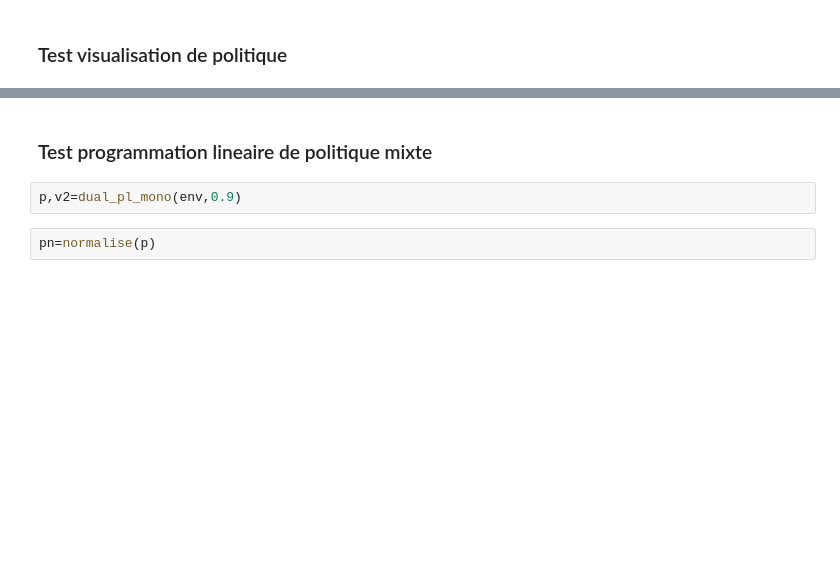
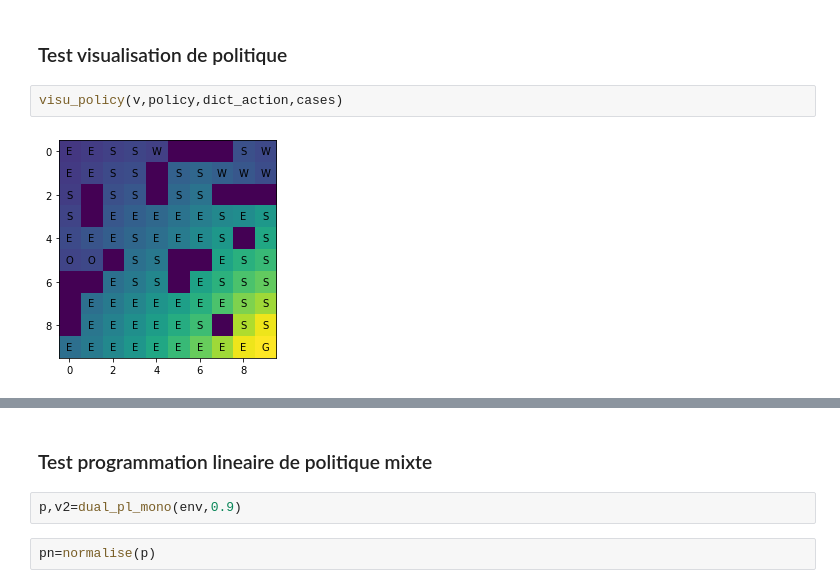
Before and after one commit to yuhanWG/MADI, a Jupyter notebook: version3/test_fonctions.ipynb, the cells around one changed output, grey strips where cells are left out. Drawn from its saved outputs; the diff is of its cells as text; blank space fills up the shorter version.

```diff
--- a/version3/test_fonctions.ipynb
+++ b/version3/test_fonctions.ipynb
@@ -88,5 +89,9 @@ array([[  84.82001728,   97.35968261,  112.62186956,  126.00689848,
 # %% [markdown]
 ### Test visualisation de politique
+# %%
+visu_policy(v,policy,dict_action,cases)
+# %% [output]
+[figure, added]
 # %%
 visu_policy(v,policy,dict_action,cases)
 # %% [output]
```
Also changed, not shown: parts of 8 cells of this notebook, 6 other files.
